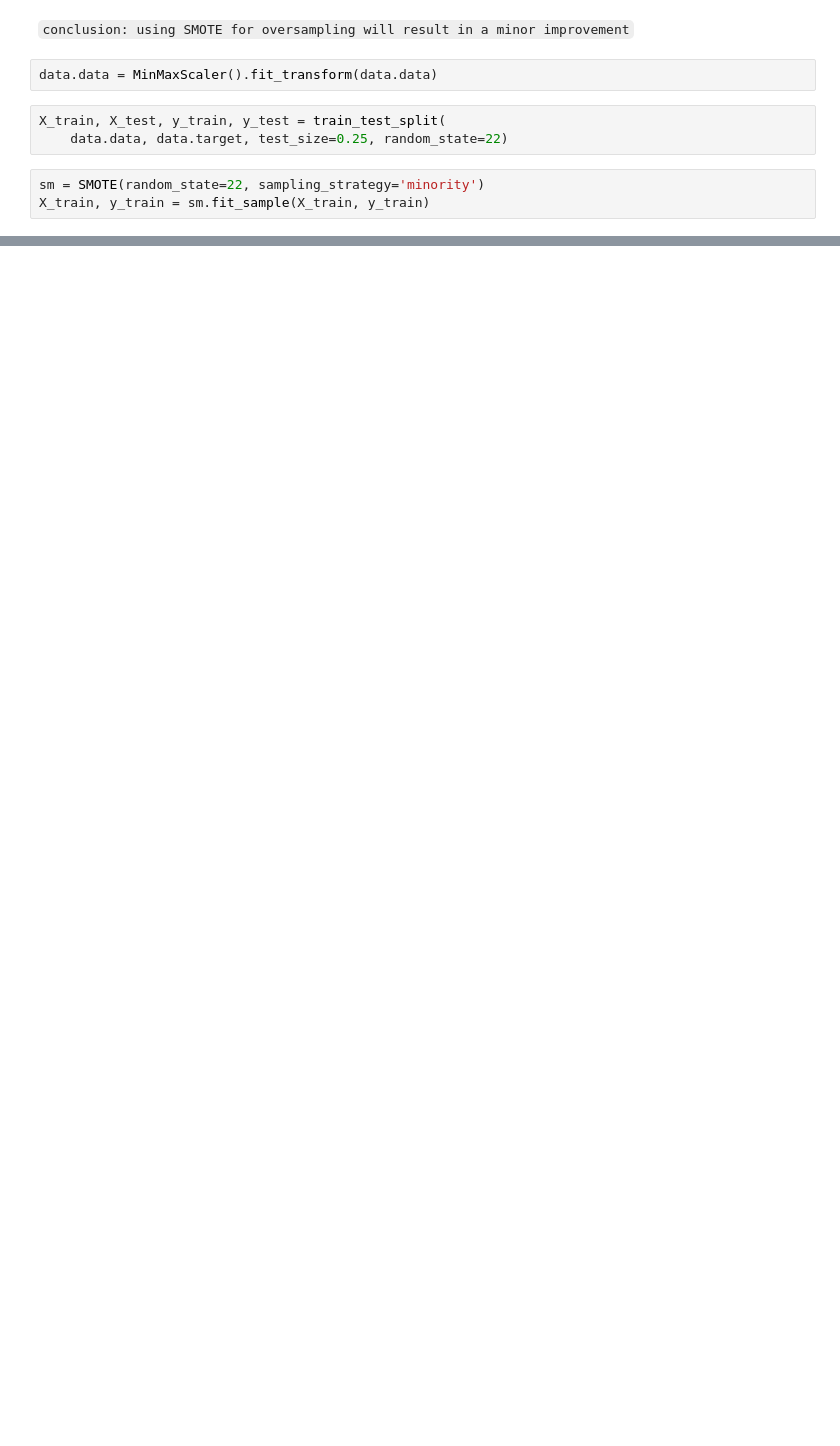
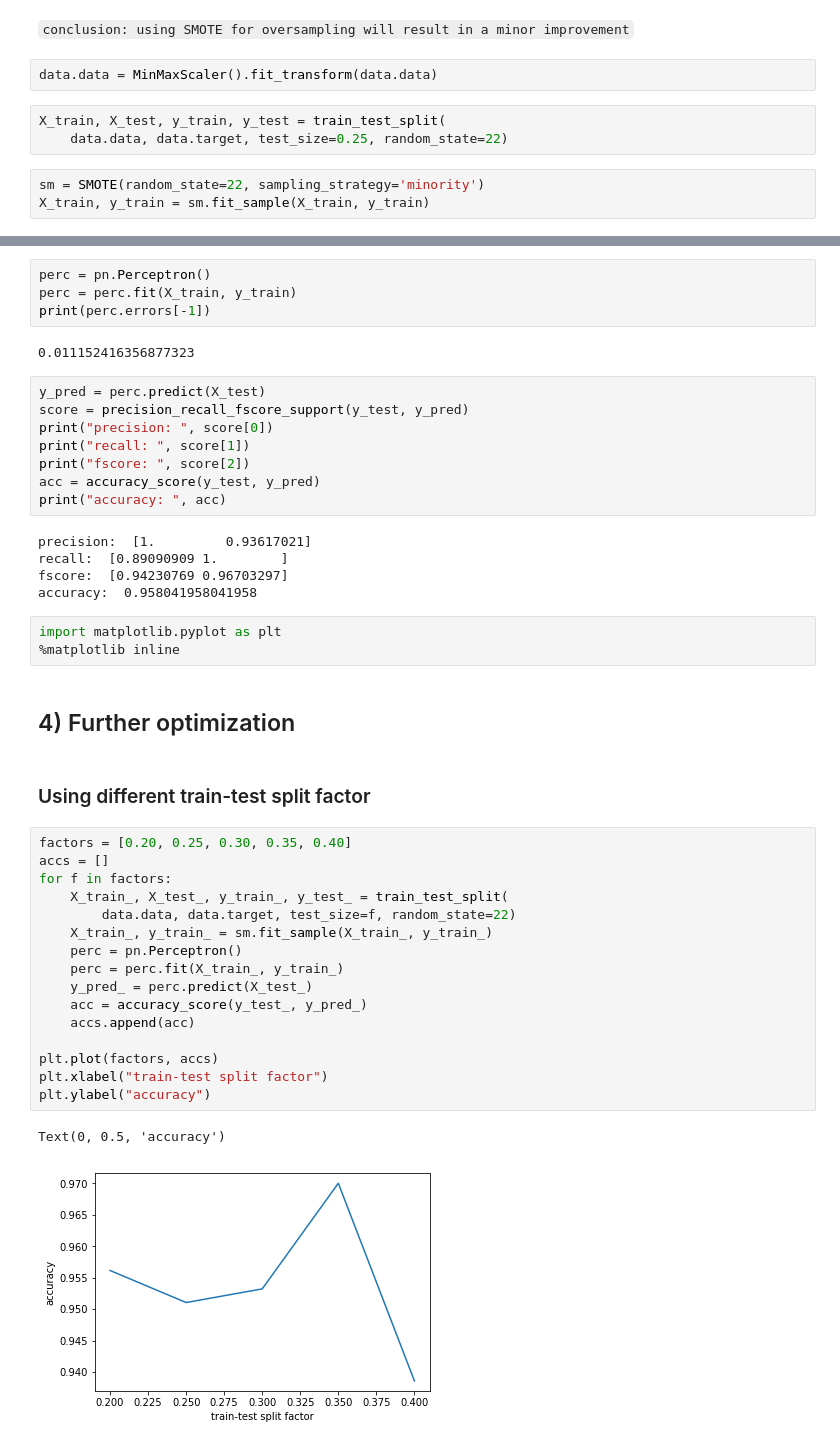
Before and after one commit to mmheydari97/datamining-spring, a Jupyter notebook: HW4/01_Perceptron.ipynb, the cells around one changed output, grey strips where cells are left out. Drawn from its saved outputs; the diff is of its cells as text; blank space fills up the shorter version.

```diff
--- a/HW4/01_Perceptron.ipynb
+++ b/HW4/01_Perceptron.ipynb
@@ -72,0 +78,45 @@ X_train, y_train = sm.fit_sample(X_train, y_train)
+# %%
+perc = pn.Perceptron()
+perc = perc.fit(X_train, y_train)
+print(perc.errors[-1])
+# %% [output]
+0.011152416356877323
+# %%
+y_pred = perc.predict(X_test)
+score = precision_recall_fscore_support(y_test, y_pred)
+print("precision: ", score[0])
+print("recall: ", score[1])
+print("fscore: ", score[2])
+acc = accuracy_score(y_test, y_pred)
+print("accuracy: ", acc)
+# %% [output]
+precision:  [1.         0.93617021]
+recall:  [0.89090909 1.        ]
+fscore:  [0.94230769 0.96703297]
+accuracy:  0.958041958041958
+# %%
+import matplotlib.pyplot as plt
+%matplotlib inline
+# %% [markdown]
+## 4) Further optimization
+# %% [markdown]
+### Using different train-test split factor
+# %%
+factors = [0.20, 0.25, 0.30, 0.35, 0.40]
+accs = []
+for f in factors:
+    X_train_, X_test_, y_train_, y_test_ = train_test_split(
+        data.data, data.target, test_size=f, random_state=22)
+    X_train_, y_train_ = sm.fit_sample(X_train_, y_train_)
+    perc = pn.Perceptron()
+    perc = perc.fit(X_train_, y_train_)
+    y_pred_ = perc.predict(X_test_)
+    acc = accuracy_score(y_test_, y_pred_)
+    accs.append(acc)
+
+plt.plot(factors, accs)
+plt.xlabel("train-test split factor")
+plt.ylabel("accuracy")
+# %% [output]
+Text(0, 0.5, 'accuracy')
+[figure, added]
```
Also changed, not shown: parts of 10 cells of this notebook.
